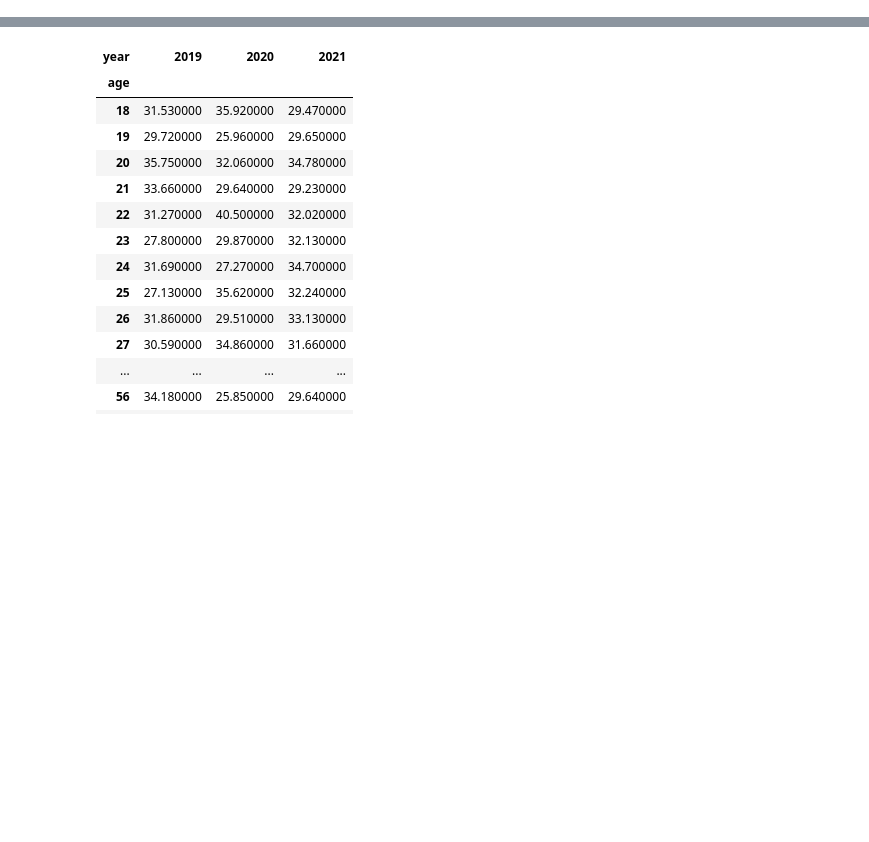
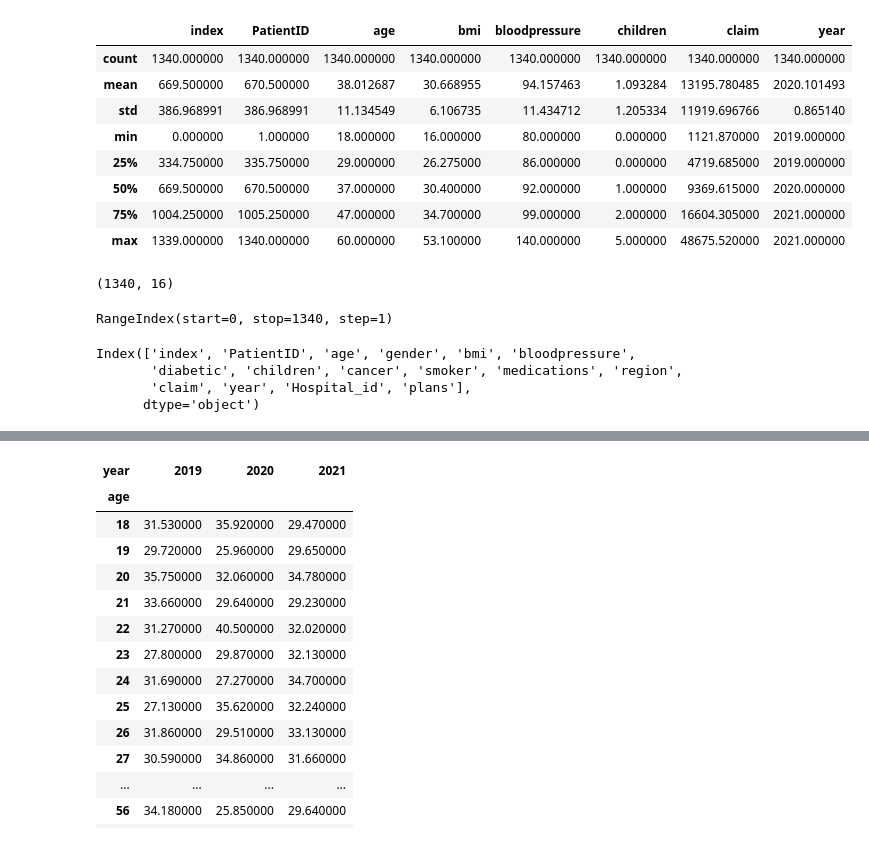
Before and after one commit to saibabu369/HealthPulse, a Jupyter notebook: SourceCode.ipynb, the cells around one changed output, grey strips where cells are left out. Saved outputs shown, nothing was run; the diff lists cells and outputs as text; code cells hidden in the pictures; blank space fills up the shorter version.

```diff
--- a/SourceCode.ipynb
+++ b/SourceCode.ipynb
@@ -0,0 +42,28 @@
+# %%
+# statistical measure of the dataset
+data.describe()
+# %% [output]
+|  | index | PatientID | age | bmi | bloodpressure | children | claim | year |
+| count | 1340.000000 | 1340.000000 | 1340.000000 | 1340.000000 | 1340.000000 | 1340.000000 | 1340.000000 | 1340.000000 |
+| mean | 669.500000 | 670.500000 | 38.012687 | 30.668955 | 94.157463 | 1.093284 | 13195.780485 | 2020.101493 |
+| std | 386.968991 | 386.968991 | 11.134549 | 6.106735 | 11.434712 | 1.205334 | 11919.696766 | 0.865140 |
+| min | 0.000000 | 1.000000 | 18.000000 | 16.000000 | 80.000000 | 0.000000 | 1121.870000 | 2019.000000 |
+| 25% | 334.750000 | 335.750000 | 29.000000 | 26.275000 | 86.000000 | 0.000000 | 4719.685000 | 2019.000000 |
+| 50% | 669.500000 | 670.500000 | 37.000000 | 30.400000 | 92.000000 | 1.000000 | 9369.615000 | 2020.000000 |
+| 75% | 1004.250000 | 1005.250000 | 47.000000 | 34.700000 | 99.000000 | 2.000000 | 16604.305000 | 2021.000000 |
+| max | 1339.000000 | 1340.000000 | 60.000000 | 53.100000 | 140.000000 | 5.000000 | 48675.520000 | 2021.000000 |
+# %%
+data.shape
+# %% [output]
+(1340, 16)
+# %%
+data.index
+# %% [output]
+RangeIndex(start=0, stop=1340, step=1)
+# %%
+data.columns
+# %% [output]
+Index(['index', 'PatientID', 'age', 'gender', 'bmi', 'bloodpressure',
+       'diabetic', 'children', 'cancer', 'smoker', 'medications', 'region',
+       'claim', 'year', 'Hospital_id', 'plans'],
+      dtype='object')
```
Also changed, not shown: parts of 14 cells of this notebook.
